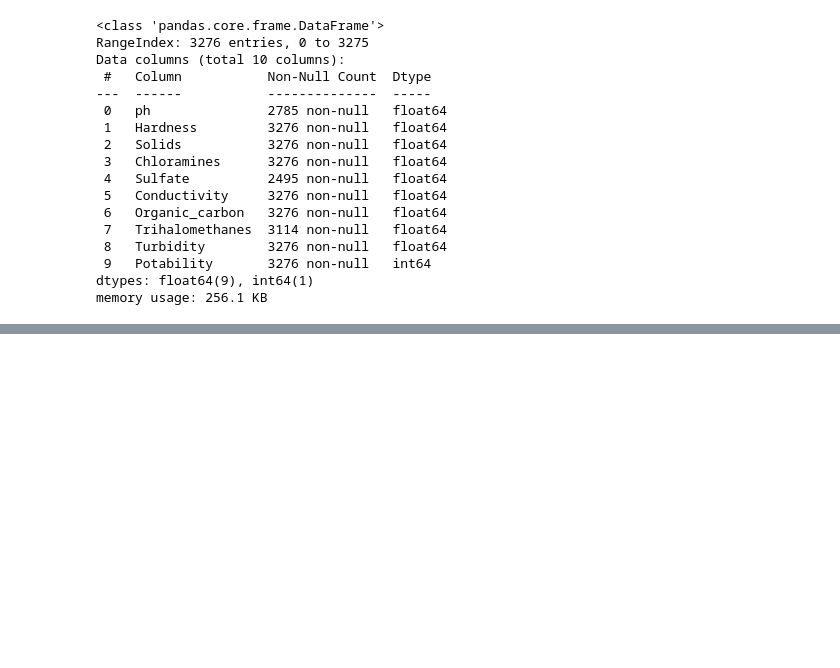
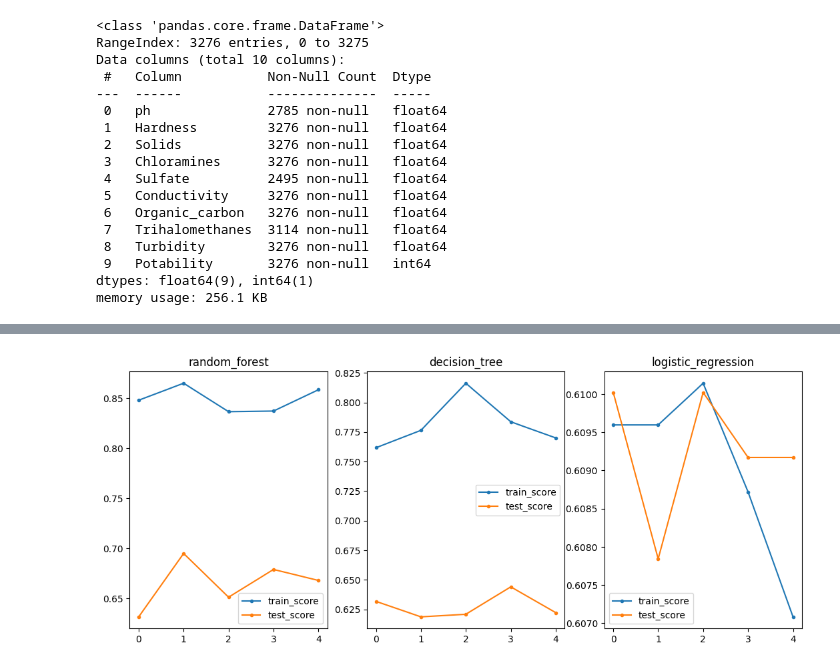
Before and after one commit to vkenji03/mc906, a Jupyter notebook: main.ipynb, the cells around one changed output, grey strips where cells are left out. Cells and saved outputs as stored; diff of their text form; code cells hidden in the pictures; blank space fills up the shorter version.

Commit message:
pre processamento de dados e comparacao dos resultados de diferentes modelos

```diff
--- a/main.ipynb
+++ b/main.ipynb
@@ -85,0 +92,45 @@ for feature in df.columns:
+# %%
+from sklearn.impute import SimpleImputer
+from sklearn.preprocessing import StandardScaler
+from sklearn.pipeline import Pipeline
+from sklearn.model_selection import cross_validate, train_test_split
+
+X_train, X_test, y_train, y_test = train_test_split(df.drop(columns=['Potability']), df['Potability'], test_size=.3, stratify=df['Potability'])
+
+# define as etapas de pre processamento dos dados
+pre_processing = Pipeline([
+    ('nan_imputer', SimpleImputer()), # substitui os valores NaN pela media
+    ('normalizer', StandardScaler()) # faz a normalizacao dos dados
+])
+
+def create_model(model, model_name, pre_processing):
+    '''Cria um modelo
+    model: Modelo do sklearn
+    model_name: Nome do modelo
+    pre_processing: Um Pipeline com as etapas de pre-processamento
+    '''
+    return Pipeline([
+        ('pre_processing', pre_processing),
+        (model_name, model)
+    ])
+# %%
+from sklearn.ensemble import RandomForestClassifier
+from sklearn.linear_model import LogisticRegression
+from sklearn.tree import DecisionTreeClassifier
+
+random_forest = create_model(RandomForestClassifier(max_depth=10), 'random_forest', pre_processing)
+decision_tree = create_model(DecisionTreeClassifier(max_depth=10), 'decision_tree', pre_processing)
+logistic_regression = create_model(LogisticRegression(), 'logistic_regression', pre_processing)
+
+models = [random_forest, decision_tree, logistic_regression]
+
+# plota os resultados de treino e teste em diversos modelos utilizando cross validation
+_, ax = plt.subplots(1, 3, figsize=(13, 5))
+for i, model in enumerate(models):
+    results = cross_validate(model, X_train, y_train, return_train_score=True)
+    ax[i].plot(results['train_score'], label='train_score', marker='.')
+    ax[i].plot(results['test_score'], label='test_score', marker='.')
+    ax[i].set_title(list(model.named_steps.keys())[1])
+    ax[i].legend()
+# %% [output]
+[figure, added]
```
Also changed, not shown: parts of 2 cells of this notebook.
